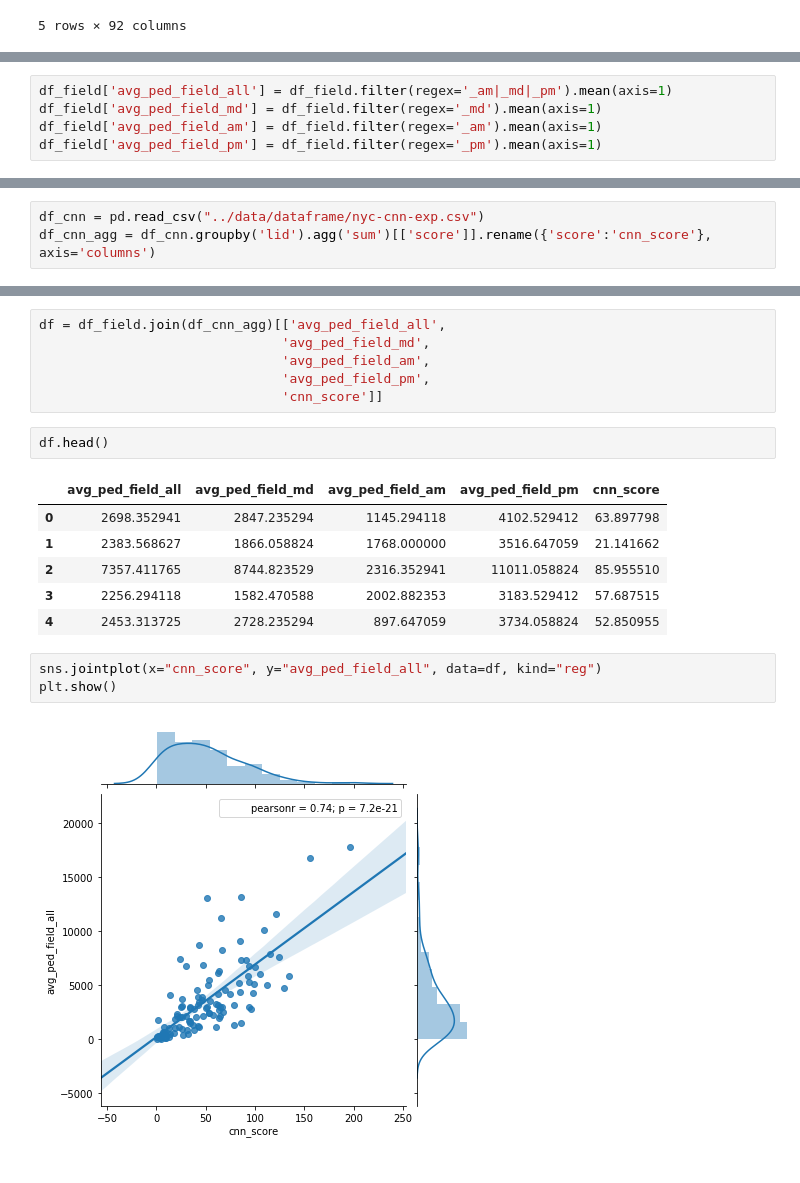
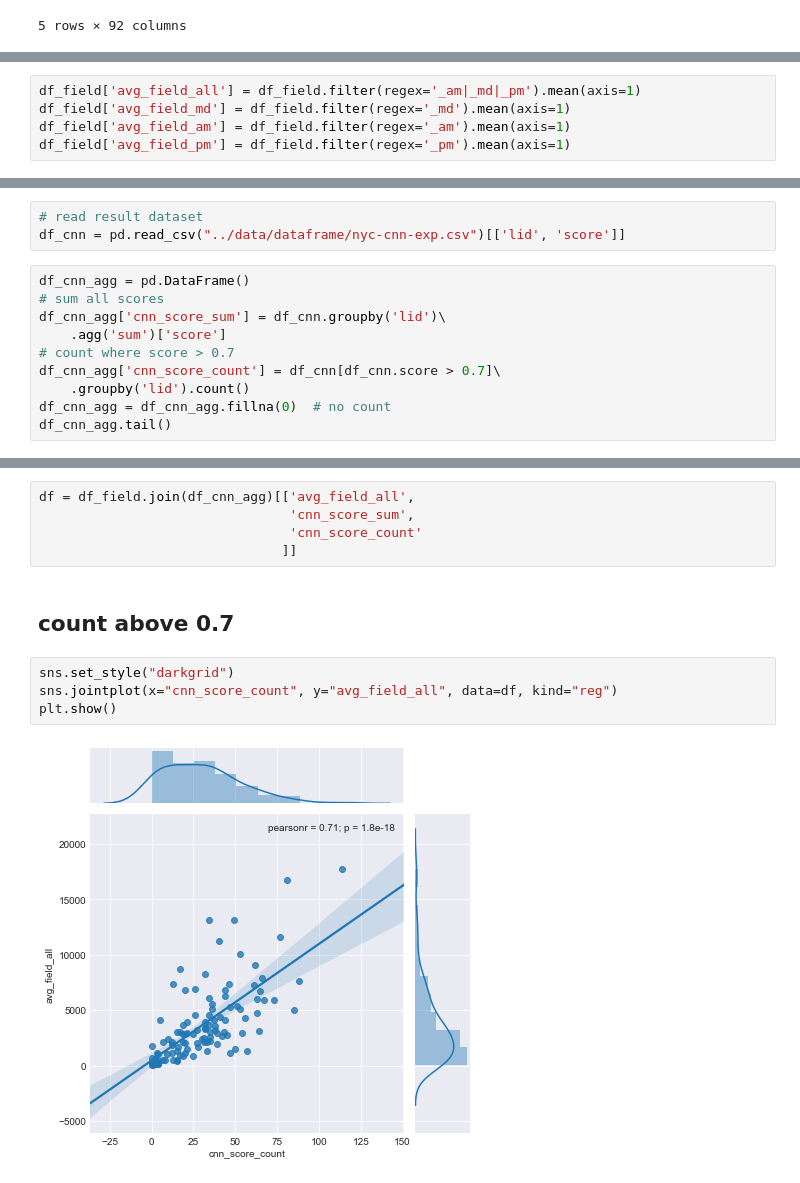
Before and after one commit to yonghah/nyc_ped_count_cnn, a Jupyter notebook: notebooks/03-Compare-two-datasets.ipynb, the cells around one changed output, grey strips where cells are left out. Saved outputs shown, nothing was run; the diff lists cells and outputs as text.

```diff
--- a/notebooks/03-Compare-two-datasets.ipynb
+++ b/notebooks/03-Compare-two-datasets.ipynb
@@ -17,6 +33,6 @@ df_field.head()
 # %%
-df_field['avg_ped_field_all'] = df_field.filter(regex='_am|_md|_pm').mean(axis=1)
-df_field['avg_ped_field_md'] = df_field.filter(regex='_md').mean(axis=1)
-df_field['avg_ped_field_am'] = df_field.filter(regex='_am').mean(axis=1)
-df_field['avg_ped_field_pm'] = df_field.filter(regex='_pm').mean(axis=1)
+df_field['avg_field_all'] = df_field.filter(regex='_am|_md|_pm').mean(axis=1)
+df_field['avg_field_md'] = df_field.filter(regex='_md').mean(axis=1)
+df_field['avg_field_am'] = df_field.filter(regex='_am').mean(axis=1)
+df_field['avg_field_pm'] = df_field.filter(regex='_pm').mean(axis=1)
 # %% [markdown]
@@ -32,3 +61,13 @@ sns.pairplot(
 # %%
-df_cnn = pd.read_csv("../data/dataframe/nyc-cnn-exp.csv")
-df_cnn_agg = df_cnn.groupby('lid').agg('sum')[['score']].rename({'score':'cnn_score'}, axis='columns')
+# read result dataset
+df_cnn = pd.read_csv("../data/dataframe/nyc-cnn-exp.csv")[['lid', 'score']]
+# %%
+df_cnn_agg = pd.DataFrame()
+# sum all scores
+df_cnn_agg['cnn_score_sum'] = df_cnn.groupby('lid')\
+    .agg('sum')['score']
+# count where score > 0.7
+df_cnn_agg['cnn_score_count'] = df_cnn[df_cnn.score > 0.7]\
+    .groupby('lid').count()
+df_cnn_agg = df_cnn_agg.fillna(0)  # no count
+df_cnn_agg.tail()
@@ -35,20 +82,13 @@ df_cnn_agg = df_cnn.groupby('lid').agg('sum')[['score']].rename({'score':'cnn_sc
 # %%
-df = df_field.join(df_cnn_agg)[['avg_ped_field_all',
-                               'avg_ped_field_md',
-                               'avg_ped_field_am',
-                               'avg_ped_field_pm',
-                               'cnn_score']]
+df = df_field.join(df_cnn_agg)[['avg_field_all',
+                                'cnn_score_sum',
+                                'cnn_score_count'
+                               ]]
-# %%
-df.head()
-# %% [output]
-|  | avg_ped_field_all | avg_ped_field_md | avg_ped_field_am | avg_ped_field_pm | cnn_score |
-| 0 | 2698.352941 | 2847.235294 | 1145.294118 | 4102.529412 | 63.897798 |
-| 1 | 2383.568627 | 1866.058824 | 1768.000000 | 3516.647059 | 21.141662 |
-| 2 | 7357.411765 | 8744.823529 | 2316.352941 | 11011.058824 | 85.955510 |
-| 3 | 2256.294118 | 1582.470588 | 2002.882353 | 3183.529412 | 57.687515 |
-| 4 | 2453.313725 | 2728.235294 | 897.647059 | 3734.058824 | 52.850955 |
+# %% [markdown]
+## count above 0.7
 # %%
-sns.jointplot(x="cnn_score", y="avg_ped_field_all", data=df, kind="reg")
+sns.set_style("darkgrid")
+sns.jointplot(x="cnn_score_count", y="avg_field_all", data=df, kind="reg")
 plt.show()
 # %% [output]
-[figure, old version]
+[figure, new version]
```
Also changed, not shown: parts of 10 cells of this notebook, 5 other files.
